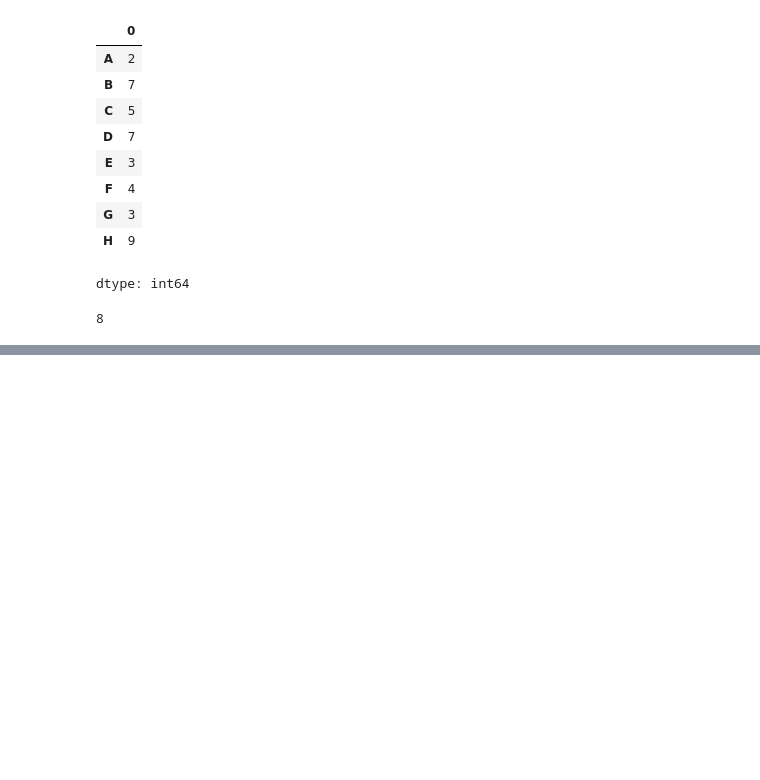
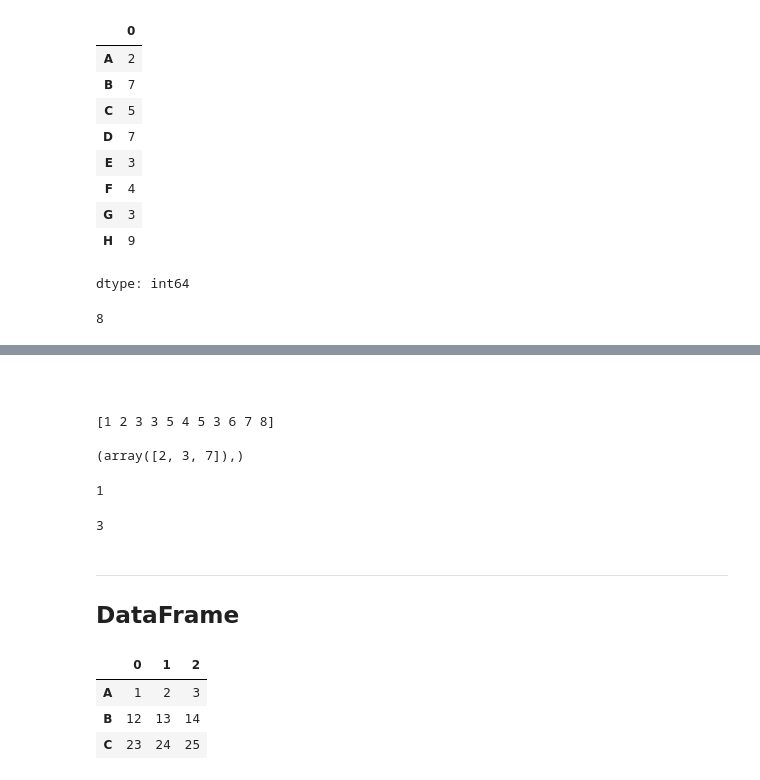
Before and after one commit to devdatta1429/BDA_Assignments, a Jupyter notebook: Stats/Day_2_NumPy_Pandas.ipynb, the cells around one changed output, grey strips where cells are left out. Drawn from its saved outputs; the diff is of its cells as text; code cells hidden in the pictures; blank space fills up the shorter version.

```diff
--- a/Stats/Day_2_NumPy_Pandas.ipynb
+++ b/Stats/Day_2_NumPy_Pandas.ipynb
@@ -205,0 +357,38 @@ len(s1)
+# %% [markdown]
+#
+
+
+
+
+
+#
+# %%
+a1 = np.array([1,2,3,3,5,4,5,3,6,7,8])
+print(a1,end='\n\n')
+
+print(np.where(a1==3))
+# %% [output]
+[1 2 3 3 5 4 5 3 6 7 8]
+
+(array([2, 3, 7]),)
+# %%
+len(np.where(a1==3)) # the Tple have only 1 value
+# %% [output]
+1
+# %%
+len(np.where(a1==3)[0])
+# %% [output]
+3
+# %% [markdown]
+---
+
+
+## DataFrame
+# %%
+a1 = pd.DataFrame(([1,2,3],[12,13,14],[23,24,25]),index=(["A","B","C"]))
+a1
+# %% [output]
+|  | 0 | 1 | 2 |
+| A | 1 | 2 | 3 |
+| B | 12 | 13 | 14 |
+| C | 23 | 24 | 25 |
```
Also changed, not shown: parts of 32 cells of this notebook.
